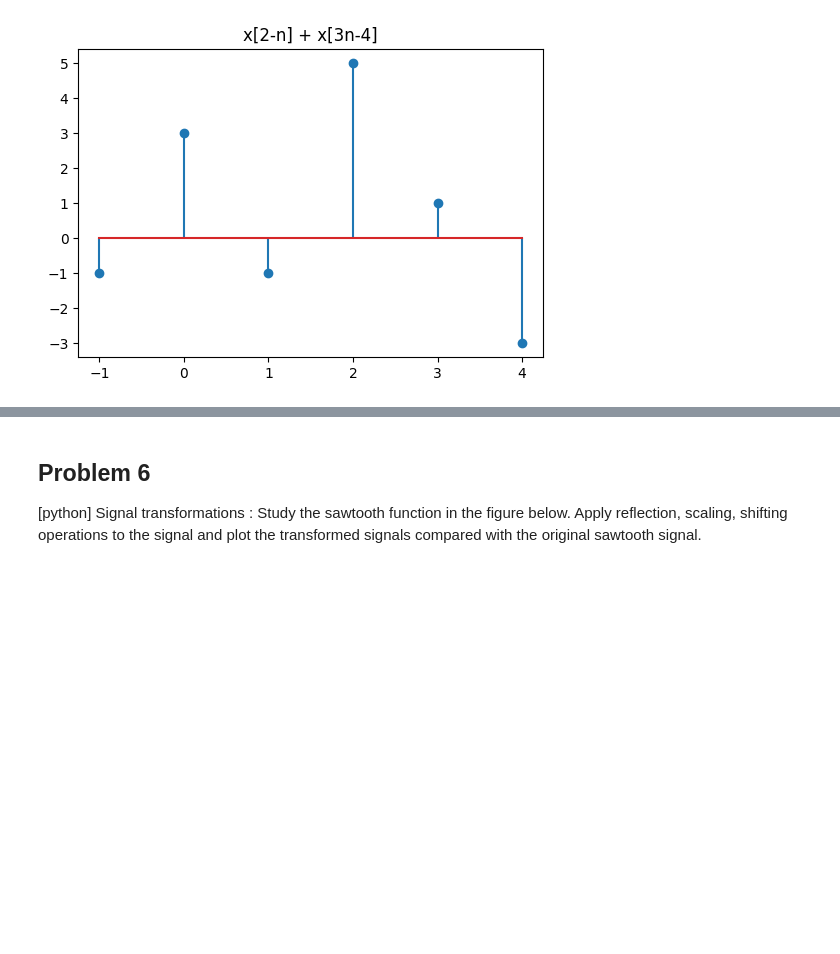
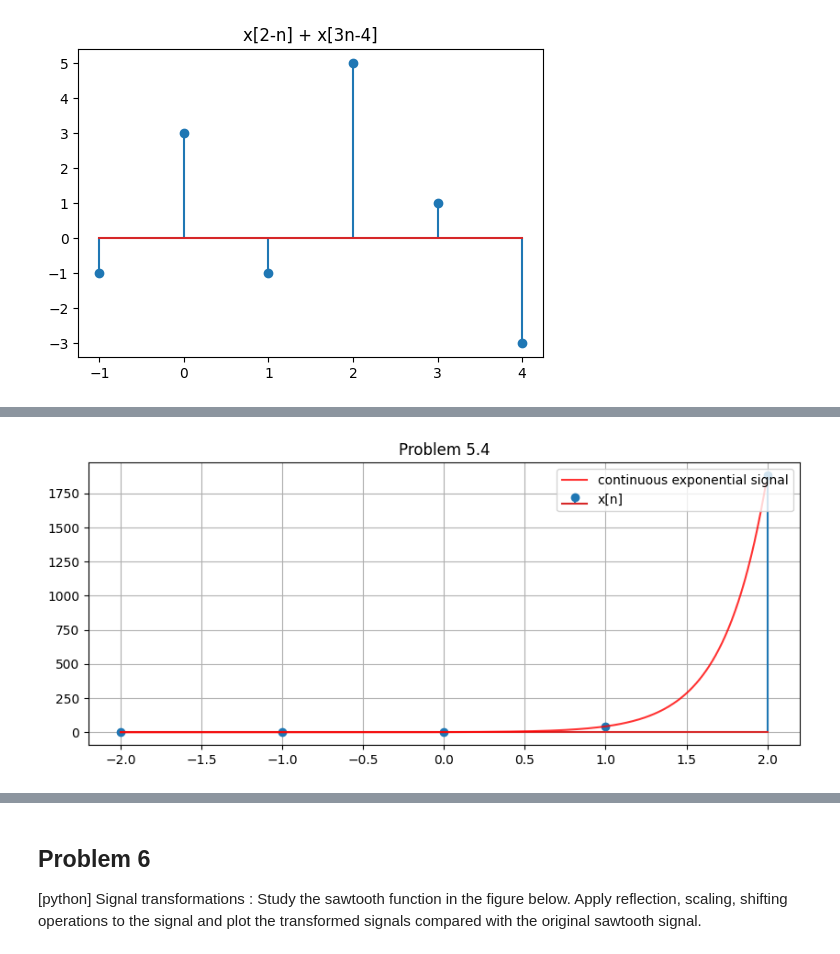
Before and after one commit to patthadon-p/CEDT-2110203-CEM-II, a Jupyter notebook: signal/homework-1/code/signal-homework-01-notebook.ipynb, the cells around one changed output, grey strips where cells are left out. Cells and saved outputs as stored; diff of their text form; code cells hidden in the pictures; blank space fills up the shorter version.

```diff
--- a/signal/homework-1/code/signal-homework-01-notebook.ipynb
+++ b/signal/homework-1/code/signal-homework-01-notebook.ipynb
@@ -472,0 +533,22 @@ $x[n] = \sin \left( \frac{3\pi n}{4}\right) + \cos \left( \frac{\pi}{3} n \right
+# %%
+# 5.4.
+
+fig = plt.figure(figsize=(10, 4))
+
+t = np.arange(-2, 3, 1)
+x = np.exp(6 * np.pi/5 * t)
+
+tc = np.arange(-2, 2, 0.01)
+xc = np.exp(6 * np.pi/5 * tc)
+
+plt.title("Problem 5.4")
+plt.stem(t, x, label="x[n]")
+plt.plot(tc, xc, "r", alpha=0.8, label="continuous exponential signal")
+plt.grid(True)
+plt.legend(loc="upper right")
+
+plt.savefig("../images/problem_5_4.png", dpi=300, bbox_inches="tight")
+
+plt.show()
+# %% [output]
+[figure, added]
```
Also changed, not shown: parts of 14 cells of this notebook, 13 other files.
